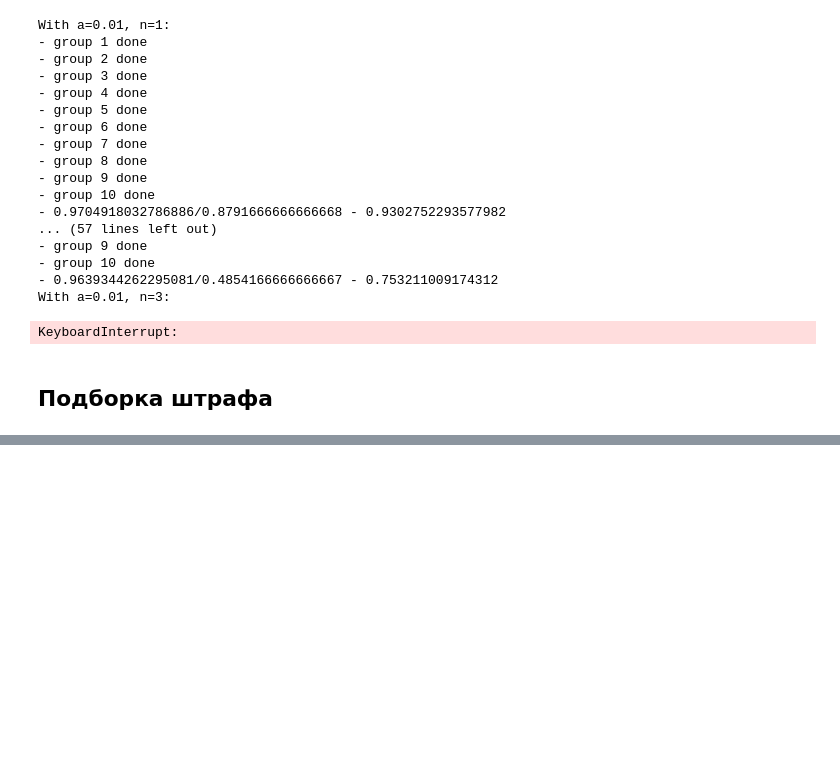
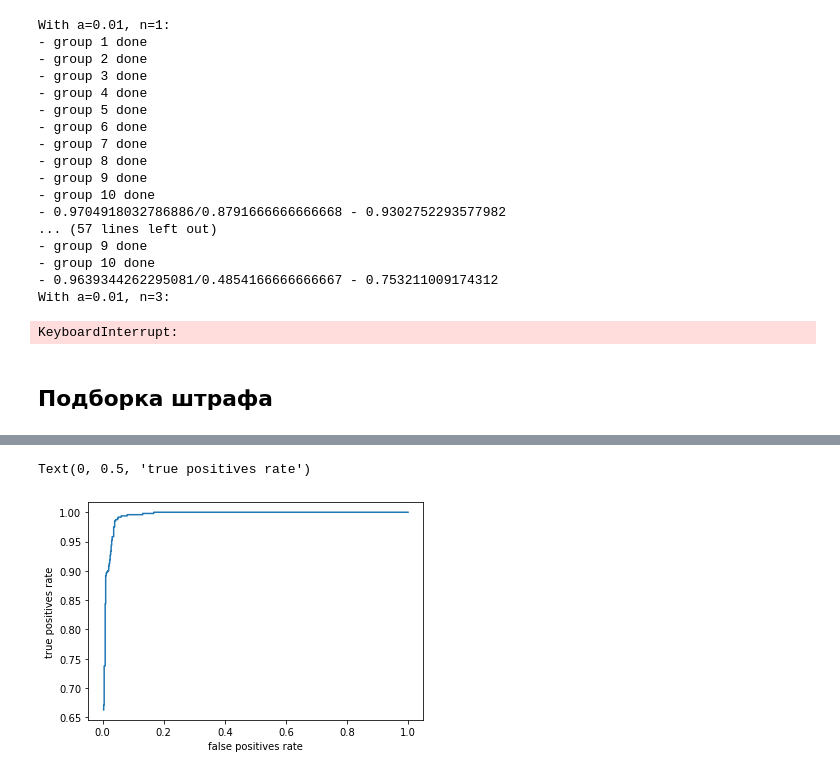
Before and after one commit to doreshnikov/itmo-ml, a Jupyter notebook: lab04_bayes/lab04.ipynb, the cells around one changed output, grey strips where cells are left out. Drawn from its saved outputs; the diff is of its cells as text; code cells hidden in the pictures; blank space fills up the shorter version.

```diff
--- a/lab04_bayes/lab04.ipynb
+++ b/lab04_bayes/lab04.ipynb
@@ -202,0 +550,38 @@ quality(81)
+# %%
+n = 1
+alpha = 0.5
+# %%
+y_true = []
+y_pred = []
+class_count = [0, 0]
+
+for i in range(10):
+    train, test = train_test_split(parts1, i)
+    cls = BayesianClassifier(2, alpha, [1, 1])
+    cls.fit(train)
+    pred0 = np.nan_to_num(cls.predict(test[0], compute_probs=True), nan=1)
+    pred1 = np.nan_to_num(cls.predict(test[1], compute_probs=True), nan=1)
+
+    class_count[0] += len(test[0])
+    class_count[1] += len(test[1])
+    y_true += [0] * len(test[0]) + [1] * len(test[1])
+    y_pred += pred0[:, 1].tolist() + pred1[:, 1].tolist()
+
+y_true = np.array(y_true)
+y_pred = np.array(y_pred)
+ans = []
+
+for y_sel in y_pred:
+    fp = np.sum(np.logical_and(y_true == 0, y_pred >= y_sel))
+    tp = np.sum(np.logical_and(y_true == 1, y_pred >= y_sel))
+    ans.append((y_sel, fp / class_count[0], tp / class_count[1]))
+
+ans.sort()
+false_positives = [it[1] for it in ans]
+true_positives = [it[2] for it in ans]
+plt.plot(false_positives, true_positives)
+plt.xlabel('false positives rate')
+plt.ylabel('true positives rate')
+# %% [output]
+Text(0, 0.5, 'true positives rate')
+[figure, added]
```
Also changed, not shown: parts of 33 cells of this notebook.
